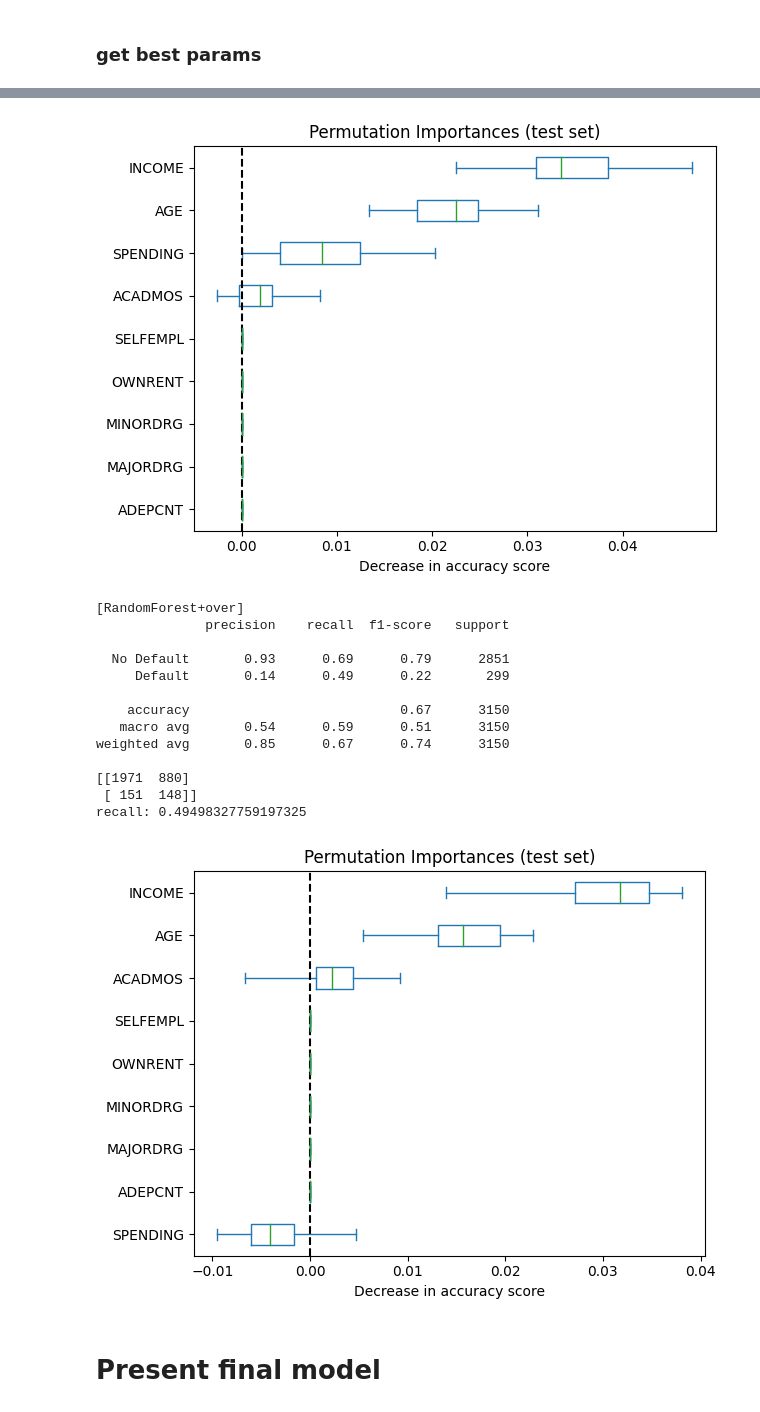
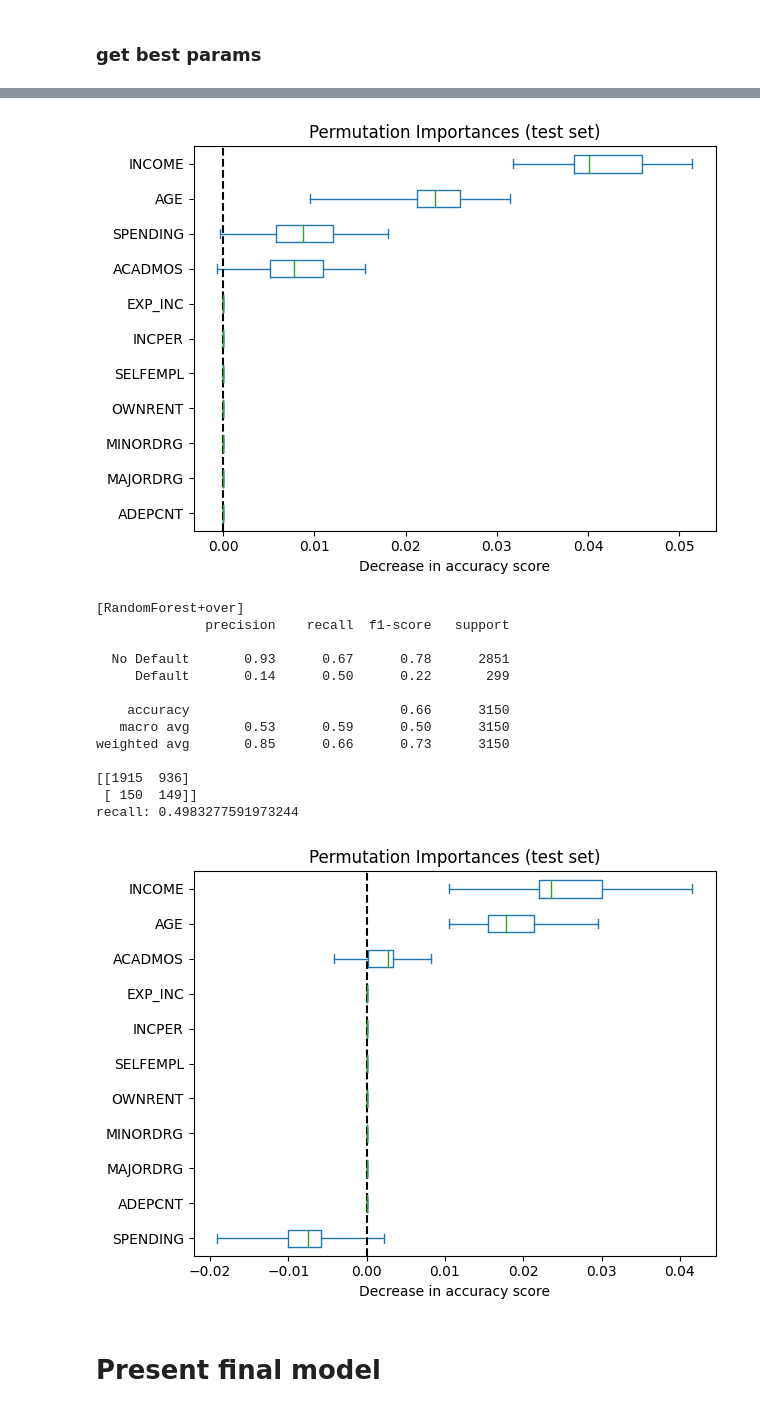
Before and after one commit to Ostyk/credit-risk-score, a Jupyter notebook: CreditScore.ipynb, the cells around one changed output, grey strips where cells are left out. Saved outputs shown, nothing was run; the diff lists cells and outputs as text; code cells hidden in the pictures.

```diff
--- a/CreditScore.ipynb
+++ b/CreditScore.ipynb
@@ -279,7 +277,7 @@ catogerical_columns = ['AGE']
 median_list = ['ACADMOS']
 mean_list = []
 log_list = ['SPENDING', 'INCOME', 'AGE']
-TO_DROP = ['LOGSPEND ', 'INCPER', 'EXP_INC']
+TO_DROP = ['LOGSPEND ']#, 'INCPER', 'EXP_INC']
 
 df = df.drop(TO_DROP, axis=1)
 # %%
@@ -327,9 +325,13 @@ encoder = OneHotEncoder(handle_unknown="ignore")
 num_transformer = make_pipeline(num_imputer)
 pow_transformer = make_pipeline(num_transformer ,power_transformer)
 cat_transformer = make_pipeline(encoder)
+scaler = make_pipeline(RobustScaler(with_centering=False))
 
 # getting together our scaler and encoder with preprocessor
 preprocessor = ColumnTransformer(
       transformers=[('num', num_transformer, median_list),
                     ('power',pow_transformer,log_list),
                     ('cat', encoder, catogerical_columns)])
+
+preprocessor = make_pipeline(preprocessor, scaler)
+preprocessor
@@ -453,7 +498,7 @@ for split_type, (X_train_tmp,y_train_tmp)  in datasplits.items():
 for split_type, (X_train_tmp,y_train_tmp)  in datasplits.items():
 
     # random forest paraeters tuned using optuna. Code down below
-    random_forest_parameters = {'n_estimators': 55, 'max_depth': 15, 'min_samples_split': 3, 'min_samples_leaf': 3}
+    random_forest_parameters = {'n_estimators': 55, 'max_depth': 15, 'min_samples_split': 4, 'min_samples_leaf': 3}
 
     # choosing model
     model_name = RandomForestClassifier(n_jobs=-1, random_state=random_seed, **random_forest_parameters)
@@ -506,17 +551,17 @@ recall: 0.5953177257525084
-[figure, old version]
+[figure, new version]
 [RandomForest+over]
               precision    recall  f1-score   support
 
-  No Default       0.93      0.69      0.79      2851
-     Default       0.14      0.49      0.22       299
+  No Default       0.93      0.67      0.78      2851
+     Default       0.14      0.50      0.22       299
 
-    accuracy                           0.67      3150
-   macro avg       0.54      0.59      0.51      3150
-weighted avg       0.85      0.67      0.74      3150
+    accuracy                           0.66      3150
+   macro avg       0.53      0.59      0.50      3150
+weighted avg       0.85      0.66      0.73      3150
 
-[[1971  880]
- [ 151  148]]
-recall: 0.49498327759197325
+[[1915  936]
+ [ 150  149]]
+recall: 0.4983277591973244
-[figure, old version]
+[figure, new version]
 # %% [markdown]
 # Present final model
```
Also changed, not shown: parts of 15 cells of this notebook.
